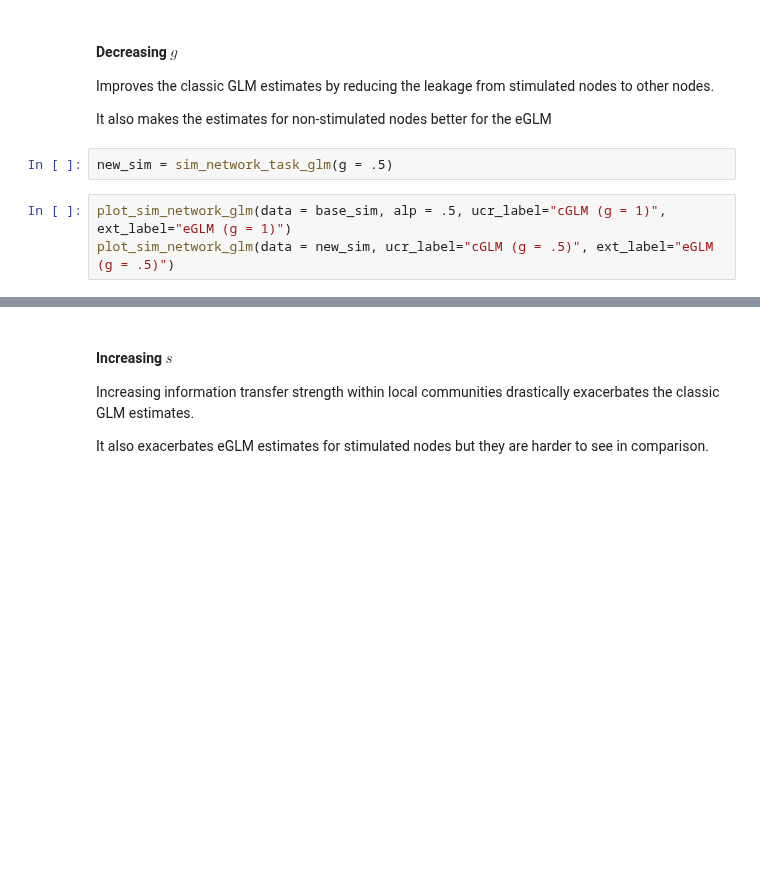
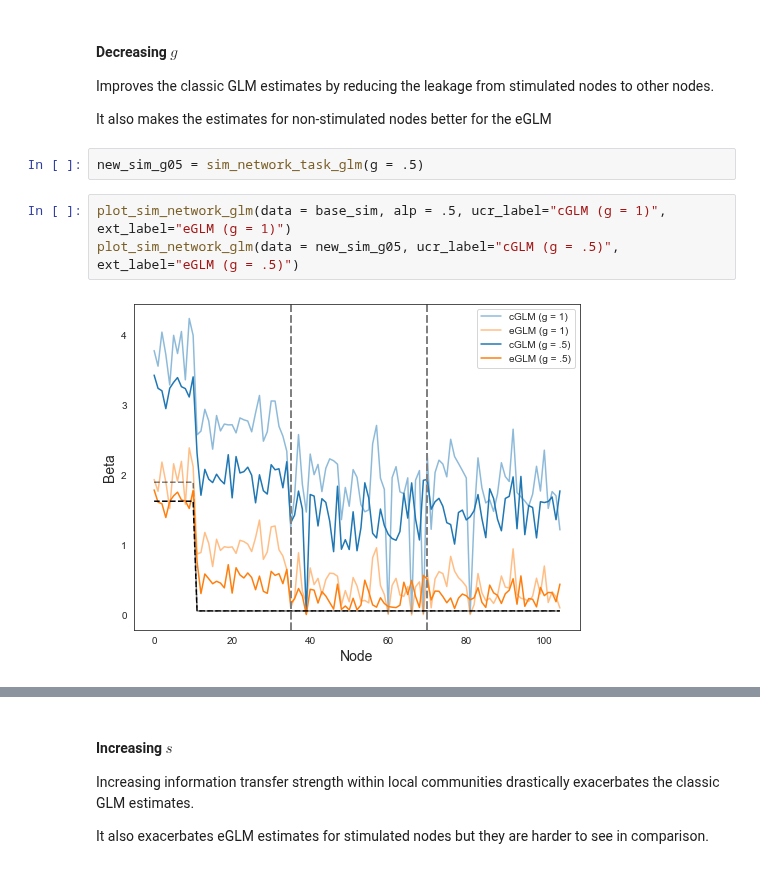
Before and after one commit to zenkavi/DevStudy_FmriNbs, a Jupyter notebook: notebooks/informationtransfermapping/TheoreticalResults/Zenkavi_Simulations/Extended_GLM_neural_network_level.ipynb, the cells around one changed output, grey strips where cells are left out. Saved outputs shown, nothing was run; the diff lists cells and outputs as text; blank space fills up the shorter version.

```diff
--- a/notebooks/informationtransfermapping/TheoreticalResults/Zenkavi_Simulations/Extended_GLM_neural_network_level.ipynb
+++ b/notebooks/informationtransfermapping/TheoreticalResults/Zenkavi_Simulations/Extended_GLM_neural_network_level.ipynb
@@ -778,7 +776,9 @@ Improves the classic GLM estimates by reducing the leakage from stimulated nodes
 
 It also makes the estimates for non-stimulated nodes better for the eGLM
 # %%
-new_sim = sim_network_task_glm(g = .5)
+new_sim_g05 = sim_network_task_glm(g = .5)
 # %%
 plot_sim_network_glm(data = base_sim, alp = .5, ucr_label="cGLM (g = 1)", ext_label="eGLM (g = 1)")
-plot_sim_network_glm(data = new_sim, ucr_label="cGLM (g = .5)", ext_label="eGLM (g = .5)")
+plot_sim_network_glm(data = new_sim_g05, ucr_label="cGLM (g = .5)", ext_label="eGLM (g = .5)")
+# %% [output]
+[figure, added]
```
Also changed, not shown: parts of 11 cells of this notebook.
